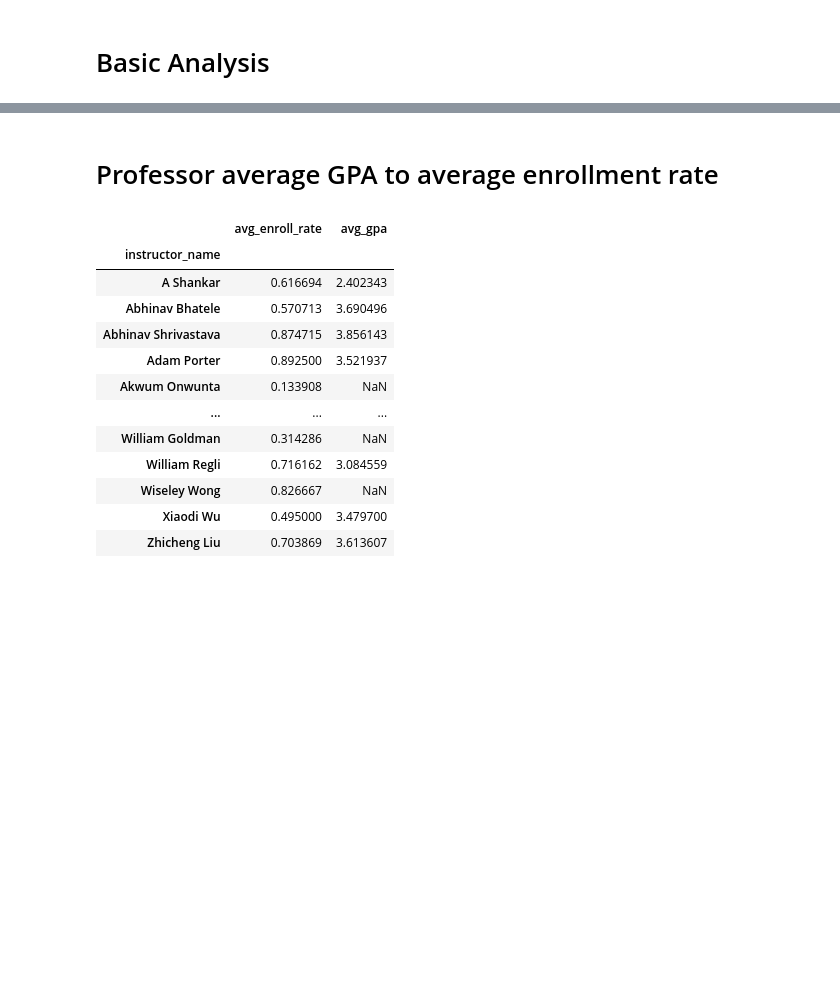
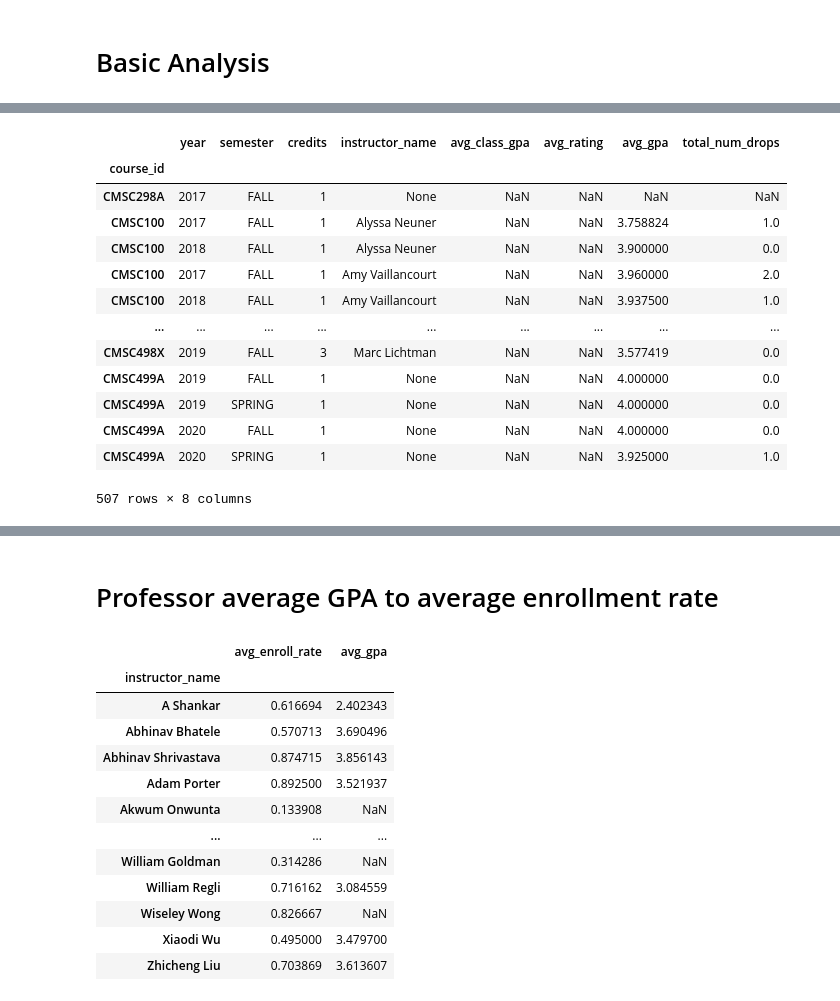
Before and after one commit to WesJD/cmsc320-final, a Jupyter notebook: project.ipynb, the cells around one changed output, grey strips where cells are left out. Cells and saved outputs as stored; diff of their text form; code cells hidden in the pictures; blank space fills up the shorter version.

```diff
--- a/project.ipynb
+++ b/project.ipynb
@@ -388,0 +411,18 @@ with open_conn() as conn:
+# %%
+len(df.loc[df.avg_rating.isnull()])
+df
+# %% [output]
+|  | year | semester | credits | instructor_name | avg_class_gpa | avg_rating | avg_gpa | total_num_drops |
+| course_id |  |  |  |  |  |  |  |  |
+| CMSC298A | 2017 | FALL | 1 | None | NaN | NaN | NaN | NaN |
+| CMSC100 | 2017 | FALL | 1 | Alyssa Neuner | NaN | NaN | 3.758824 | 1.0 |
+| CMSC100 | 2018 | FALL | 1 | Alyssa Neuner | NaN | NaN | 3.900000 | 0.0 |
+| CMSC100 | 2017 | FALL | 1 | Amy Vaillancourt | NaN | NaN | 3.960000 | 2.0 |
+| CMSC100 | 2018 | FALL | 1 | Amy Vaillancourt | NaN | NaN | 3.937500 | 1.0 |
+| ... | ... | ... | ... | ... | ... | ... | ... | ... |
+| CMSC498X | 2019 | FALL | 3 | Marc Lichtman | NaN | NaN | 3.577419 | 0.0 |
+| CMSC499A | 2019 | FALL | 1 | None | NaN | NaN | 4.000000 | 0.0 |
+| CMSC499A | 2019 | SPRING | 1 | None | NaN | NaN | 4.000000 | 0.0 |
+| CMSC499A | 2020 | FALL | 1 | None | NaN | NaN | 4.000000 | 0.0 |
+| CMSC499A | 2020 | SPRING | 1 | None | NaN | NaN | 3.925000 | 1.0 |
+507 rows × 8 columns
```
Also changed, not shown: parts of 7 cells of this notebook.
